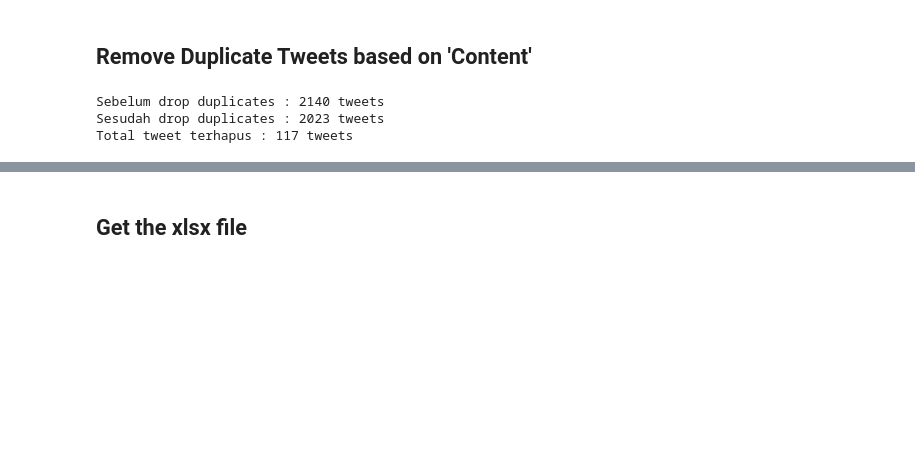
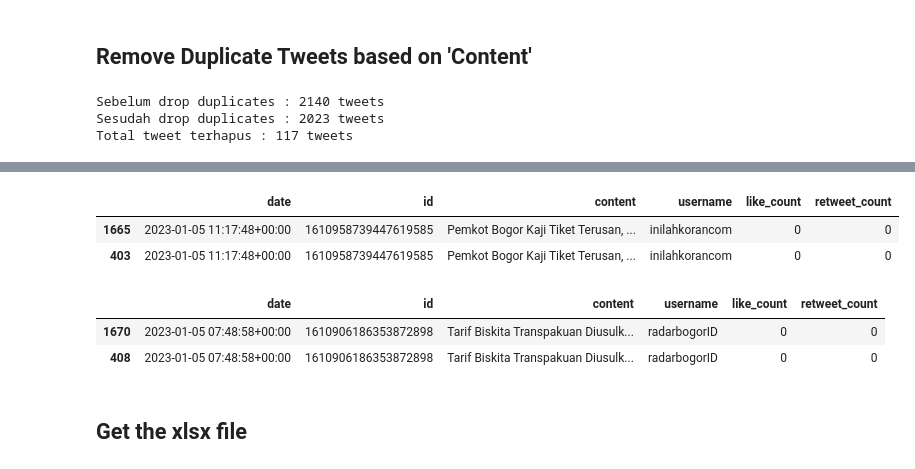
Before and after one commit to naufalnashif/sentiment-analysis-biskita, a Jupyter notebook: scraping_tweets_using_snscrape_2023.ipynb, the cells around one changed output, grey strips where cells are left out. Cells and saved outputs as stored; diff of their text form; code cells hidden in the pictures; blank space fills up the shorter version.

```diff
--- a/scraping_tweets_using_snscrape_2023.ipynb
+++ b/scraping_tweets_using_snscrape_2023.ipynb
@@ -100,3 +123,15 @@ Total tweet terhapus : 117 tweets
+# %%
+df[df['content'] == 'Pemkot Bogor Kaji Tiket Terusan, Biskita Transpakuan Masih Gratis | https://t.co/jrem9yGM7s']
+# %% [output]
+|  | date | id | content | username | like_count | retweet_count |
+| 1665 | 2023-01-05 11:17:48+00:00 | 1610958739447619585 | Pemkot Bogor Kaji Tiket Terusan, ... | inilahkorancom | 0 | 0 |
+| 403 | 2023-01-05 11:17:48+00:00 | 1610958739447619585 | Pemkot Bogor Kaji Tiket Terusan, ... | inilahkorancom | 0 | 0 |
+# %%
+df[df['content'] == 'Tarif Biskita Transpakuan Diusulkan Rp5.500, Pemkot Kaji Tiket Terusan https://t.co/WcU10NgIRO']
+# %% [output]
+|  | date | id | content | username | like_count | retweet_count |
+| 1670 | 2023-01-05 07:48:58+00:00 | 1610906186353872898 | Tarif Biskita Transpakuan Diusulk... | radarbogorID | 0 | 0 |
+| 408 | 2023-01-05 07:48:58+00:00 | 1610906186353872898 | Tarif Biskita Transpakuan Diusulk... | radarbogorID | 0 | 0 |
 # %% [markdown]
 ## Get the xlsx file
 # %%
```
Also changed, not shown: parts of 2 cells of this notebook.
